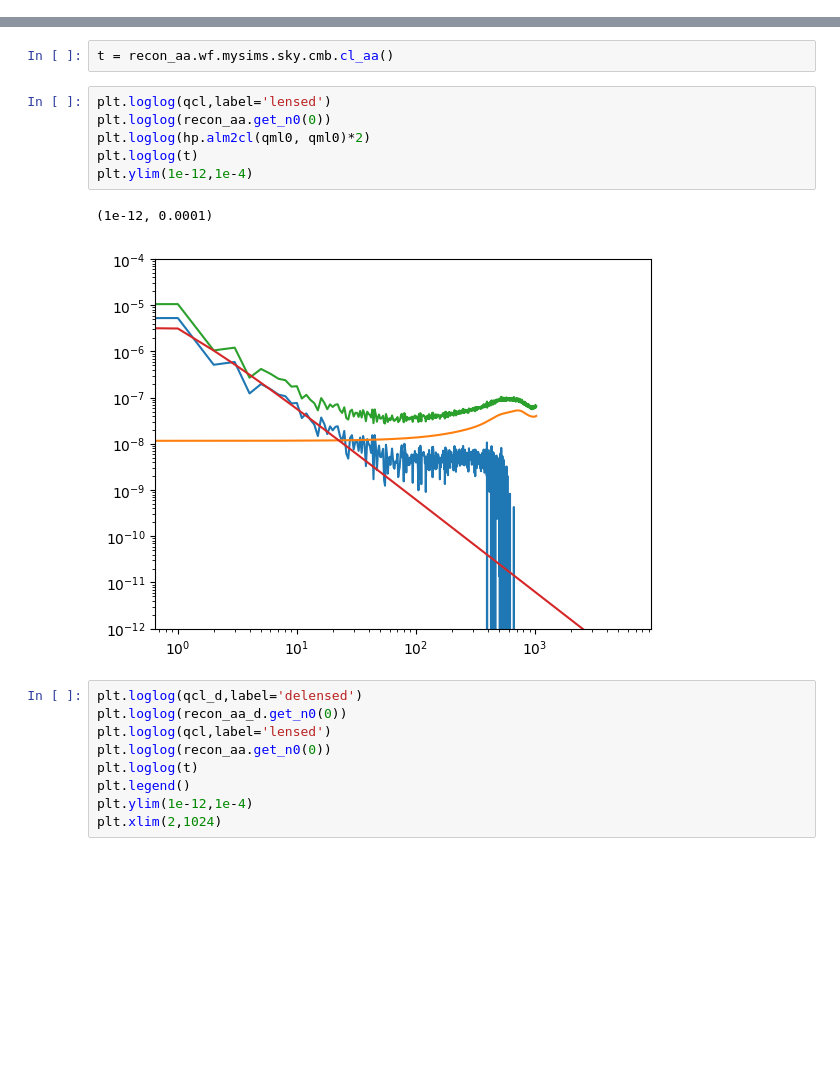
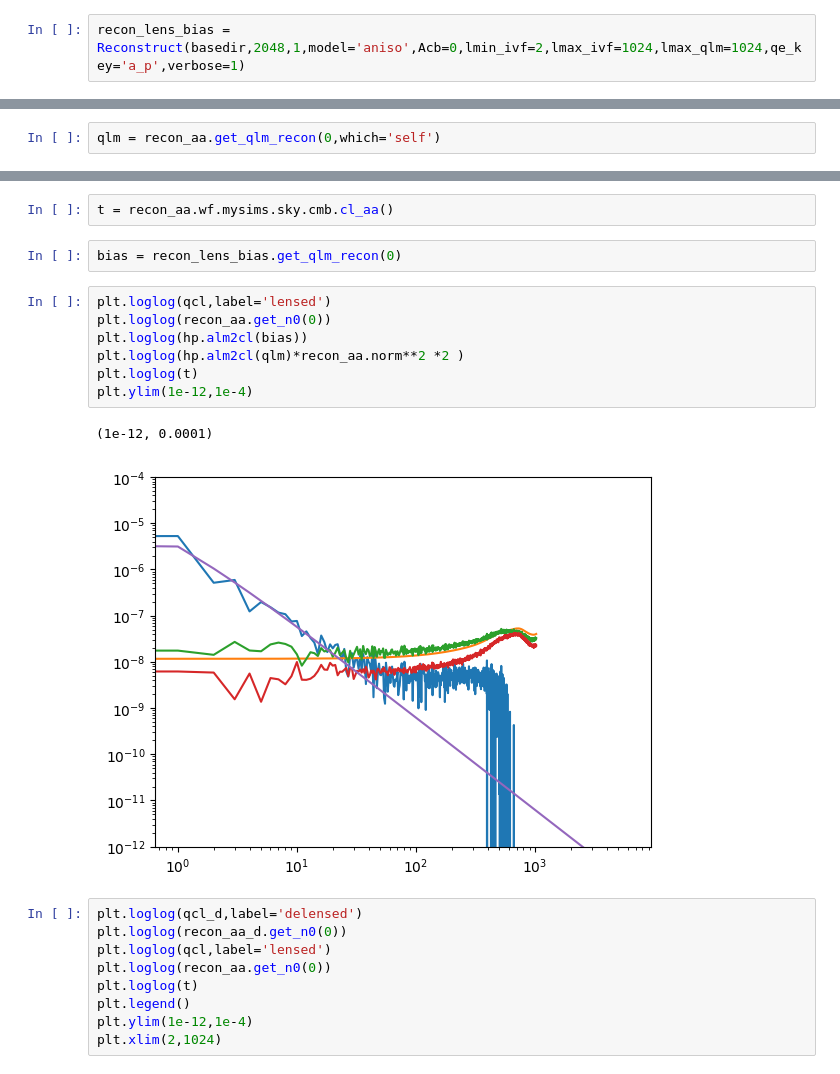
Before and after one commit to antolonappan/DelensCoBi, a Jupyter notebook: examples/delens_aniso.ipynb, the cells around one changed output, grey strips where cells are left out. Saved outputs shown, nothing was run; the diff lists cells and outputs as text; blank space fills up the shorter version.

Commit message:
aniso runs done
Signed-off-by: Anto Idicherian Lonappan <antolonappan@icloud.com>

```diff
--- a/examples/delens_aniso.ipynb
+++ b/examples/delens_aniso.ipynb
@@ -18,6 +18,8 @@ from dance.delens import Delens
 MPI startup(): FI_PSM3_UUID was not generated, please set it to avoid possible resources ownership conflicts between MPI processes
 # %%
 basedir = '/mnt/sdceph/users/alonappan/DANCE_debug'
+# %%
+recon_lens_bias = Reconstruct(basedir,2048,1,model='aniso',Acb=0,lmin_ivf=2,lmax_ivf=1024,lmax_qlm=1024,qe_key='a_p',verbose=1)
 # %%
 recon_aa = Reconstruct(basedir,2048,1,model='aniso',Acb=1e-6,lmin_ivf=2,lmax_ivf=1024,lmax_qlm=1024,qe_key='a_p',verbose=1)
 # %% [output]
@@ -30,0 +47,2 @@ qml1 = recon_aa.get_qlm_recon(1)
+# %%
+qlm = recon_aa.get_qlm_recon(0,which='self')
@@ -54,15 +84,18 @@ qcl_d = recon_aa_d.get_qcl(0,)
 qcl = recon_aa.get_qcl(0)
 # %%
 t = recon_aa.wf.mysims.sky.cmb.cl_aa()
+# %%
+bias = recon_lens_bias.get_qlm_recon(0)
 # %%
 plt.loglog(qcl,label='lensed')
 plt.loglog(recon_aa.get_n0(0))
-plt.loglog(hp.alm2cl(qml0, qml0)*2)
+plt.loglog(hp.alm2cl(bias))
+plt.loglog(hp.alm2cl(qlm)*recon_aa.norm**2 *2 )
 plt.loglog(t)
 plt.ylim(1e-12,1e-4)
 # %% [output]
 (1e-12, 0.0001)
-[figure, old version]
+[figure, new version]
 # %%
 plt.loglog(qcl_d,label='delensed')
 plt.loglog(recon_aa_d.get_n0(0))
```
Also changed, not shown: parts of 9 cells of this notebook, 5 other files.
